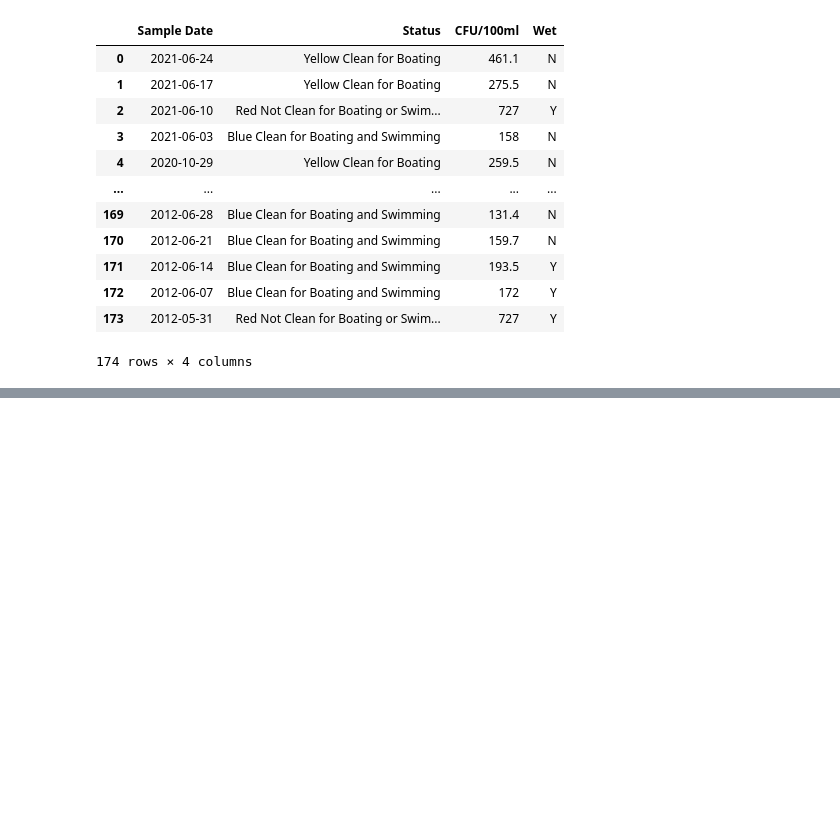
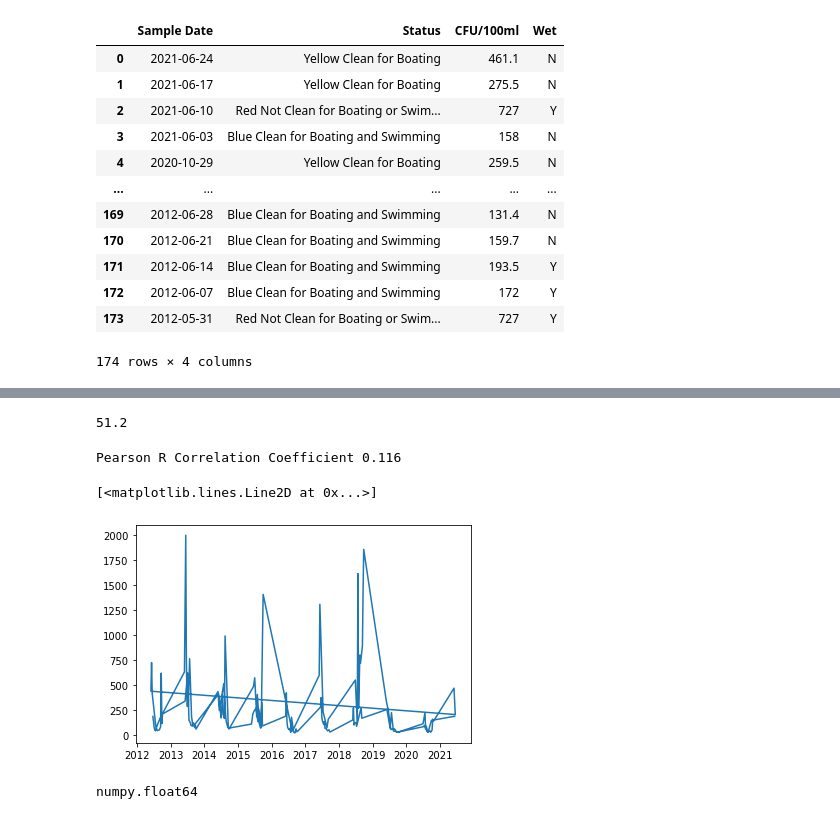
Before and after one commit to mghaz/mill_river, a Jupyter notebook: mill_river_app.ipynb, the cells around one changed output, grey strips where cells are left out. Cells and saved outputs as stored; diff of their text form; code cells hidden in the pictures; blank space fills up the shorter version.

```diff
--- a/mill_river_app.ipynb
+++ b/mill_river_app.ipynb
@@ -45,0 +128,4 @@ qual
+# %%
+x = flow.iloc[3311,0].date()
+y = qual.iloc[3,0].date()
+x-y
@@ -45,0 +134,3 @@ qual
+# %%
+flow['Discharge'] = flow['Discharge, cubic feet per second (mean)']
+flow.index
@@ -45,0 +139,15 @@ qual
+# %%
+def threeflow(x):
+    for i in flow.index:
+        if x.date() - flow.loc[i, 'Sample Date'].date() == dt.timedelta(days=0):
+            a = flow.loc[i, 'Discharge']
+    for i in flow.index:
+        if x.date() - flow.loc[i, 'Sample Date'].date() == dt.timedelta(days=1):
+            b = flow.loc[i, 'Discharge']
+    for i in flow.index:
+        if x.date() -  flow.loc[i, 'Sample Date'].date() == dt.timedelta(days=2):
+            c = flow.loc[i, 'Discharge']
+    for i in flow.index:
+        if x.date() -  flow.loc[i, 'Sample Date'].date() == dt.timedelta(days=3):
+            d = flow.loc[i, 'Discharge']
+    return a+b+c+d
@@ -45,0 +175,3 @@ qual
+# %%
+data['3flows'] = data['Sample Date'].apply(lambda x: threeflow(x))
+data
@@ -45,0 +200,21 @@ qual
+# %%
+sum(flow.loc[53:56, 'Discharge' ])
+# %% [output]
+51.2
+# %%
+flow3days = data['3flows']
+bac = data['MPN/100mL Undiluted Sample']
+
+pearsonr_coefficient, p_value = pearsonr(bac, flow3days)
+print('Pearson R Correlation Coefficient %0.3f'% (pearsonr_coefficient))
+# %% [output]
+Pearson R Correlation Coefficient 0.116
+# %%
+plt.pyplot.plot('Sample Date', '3flows', data=data)
+# %% [output]
+[<matplotlib.lines.Line2D at 0x...>]
+[figure, added]
+# %%
+type(data['MPN/100mL Undiluted Sample'][10])
+# %% [output]
+numpy.float64
```
Also changed, not shown: parts of 44 cells of this notebook, 1 other file.
